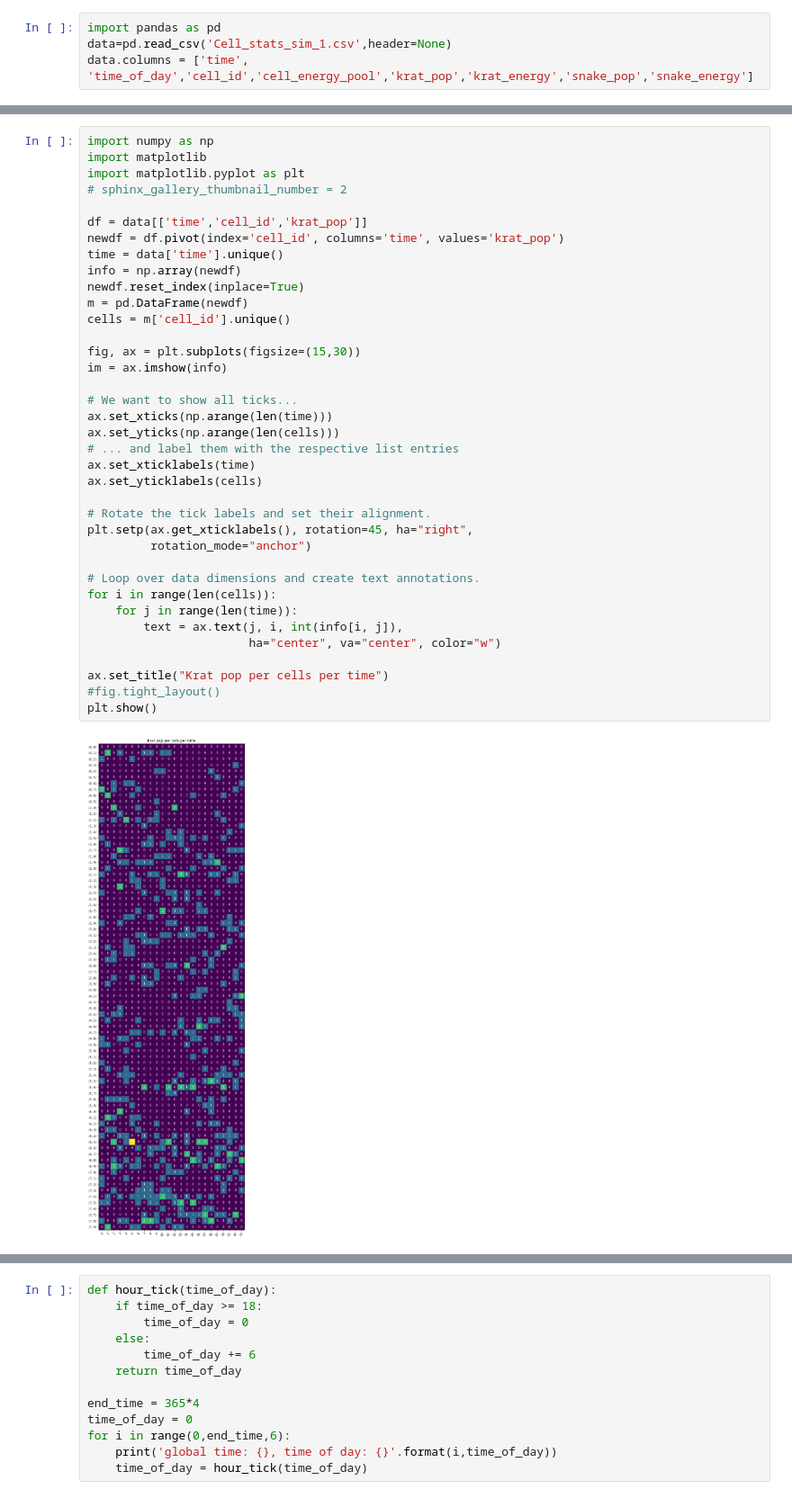
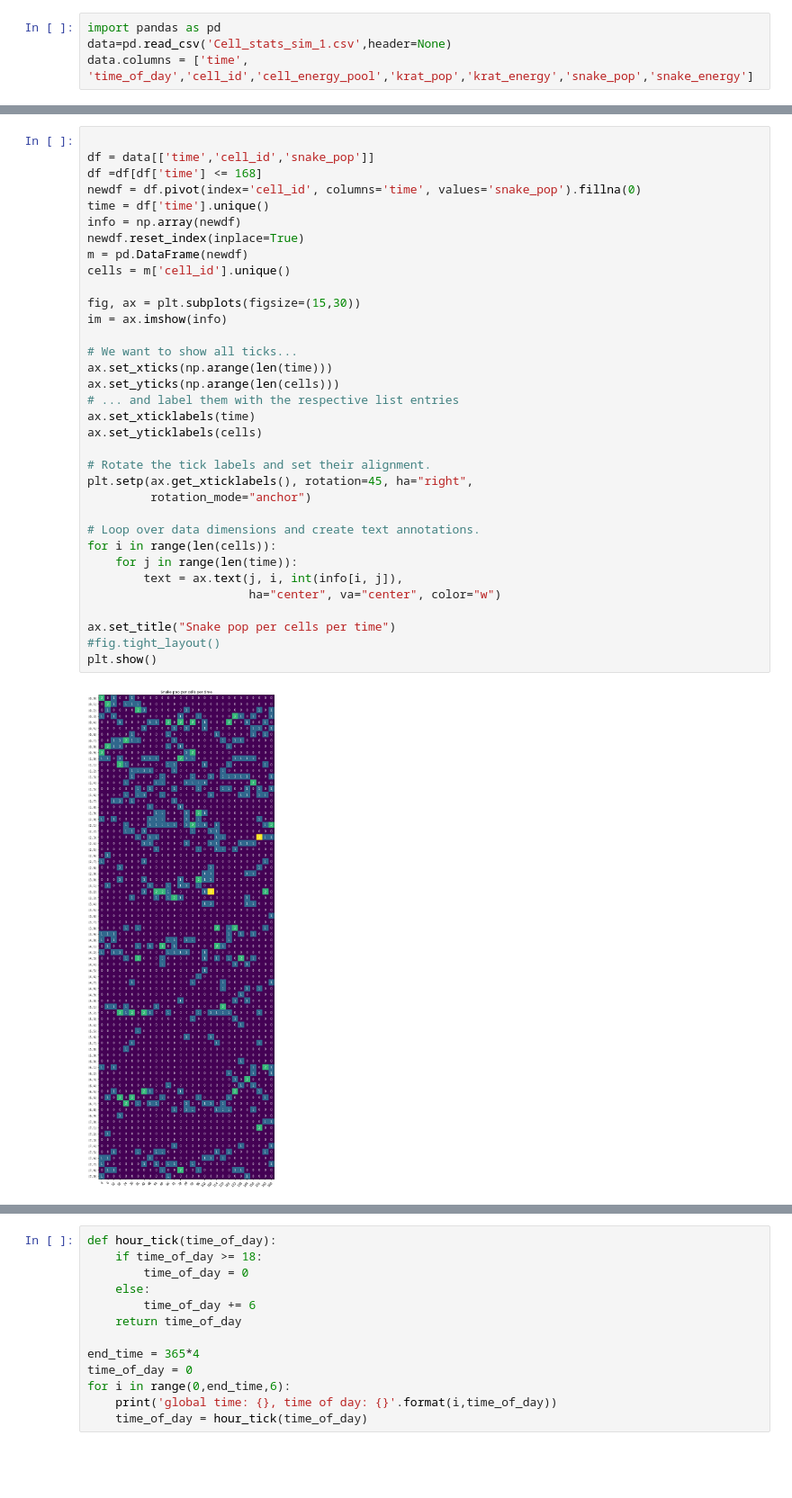
Before and after one commit to michaelremington2/uumarrty, a Jupyter notebook: ecosystem_sim/SimPostDataAnalysis.ipynb, the cells around one changed output, grey strips where cells are left out. Shown at 90% size. Drawn from its saved outputs; the diff is of its cells as text; blank space fills up the shorter version.

```diff
--- a/ecosystem_sim/SimPostDataAnalysis.ipynb
+++ b/ecosystem_sim/SimPostDataAnalysis.ipynb
@@ -159,39 +214,36 @@ plt.show()
 # %%
-import numpy as np
-import matplotlib
-import matplotlib.pyplot as plt
-# sphinx_gallery_thumbnail_number = 2
 
-df = data[['time','cell_id','krat_pop']]
-newdf = df.pivot(index='cell_id', columns='time', values='krat_pop')
-time = data['time'].unique()
+df = data[['time','cell_id','snake_pop']]
+df =df[df['time'] <= 168]
+newdf = df.pivot(index='cell_id', columns='time', values='snake_pop').fillna(0)
+time = df['time'].unique()
 info = np.array(newdf)
 newdf.reset_index(inplace=True)
 m = pd.DataFrame(newdf)
 cells = m['cell_id'].unique()
 
 fig, ax = plt.subplots(figsize=(15,30))
 im = ax.imshow(info)
 
 # We want to show all ticks...
 ax.set_xticks(np.arange(len(time)))
 ax.set_yticks(np.arange(len(cells)))
 # ... and label them with the respective list entries
 ax.set_xticklabels(time)
 ax.set_yticklabels(cells)
 
 # Rotate the tick labels and set their alignment.
 plt.setp(ax.get_xticklabels(), rotation=45, ha="right",
          rotation_mode="anchor")
 
 # Loop over data dimensions and create text annotations.
 for i in range(len(cells)):
     for j in range(len(time)):
         text = ax.text(j, i, int(info[i, j]),
                        ha="center", va="center", color="w")
 
-ax.set_title("Krat pop per cells per time")
+ax.set_title("Snake pop per cells per time")
 #fig.tight_layout()
 plt.show()
 # %% [output]
-[figure, old version]
+[figure, new version]
```
Also changed, not shown: parts of 11 cells of this notebook, 6 other files.
